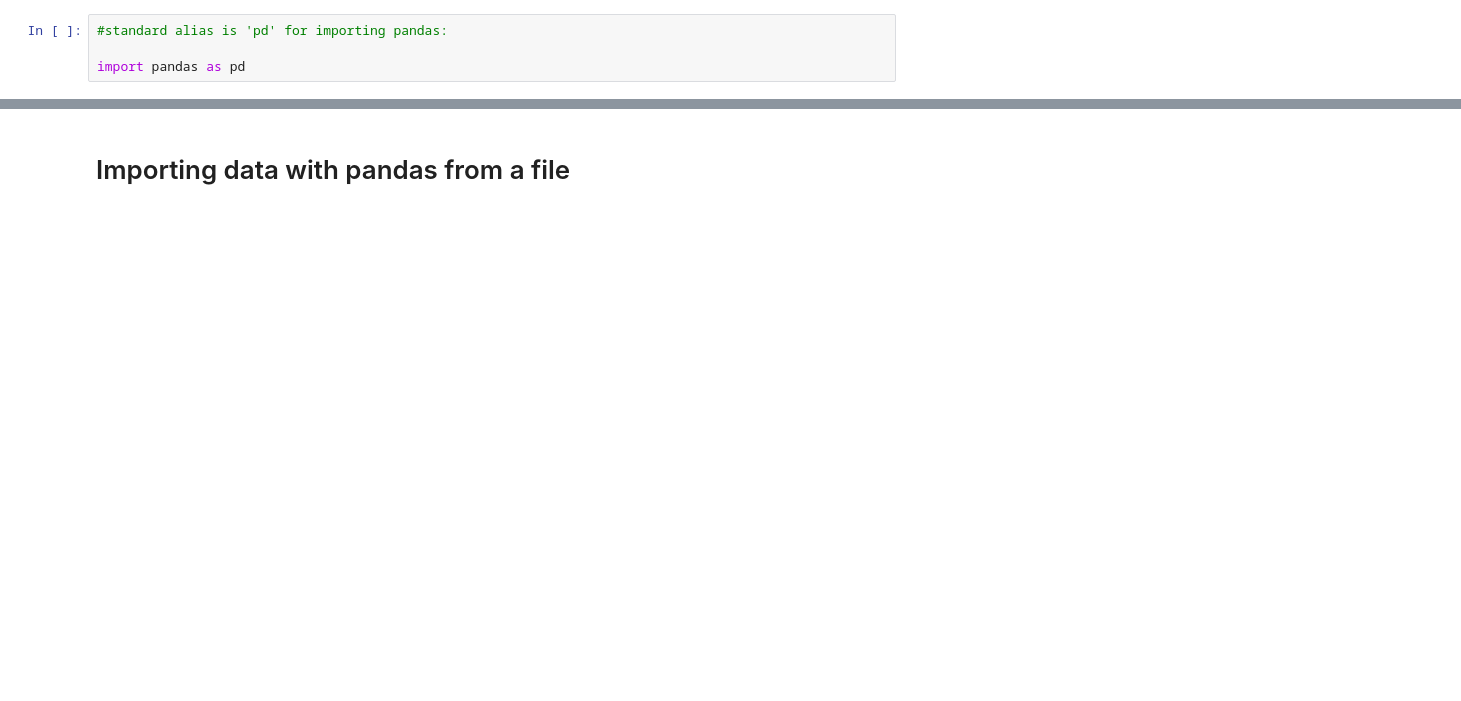
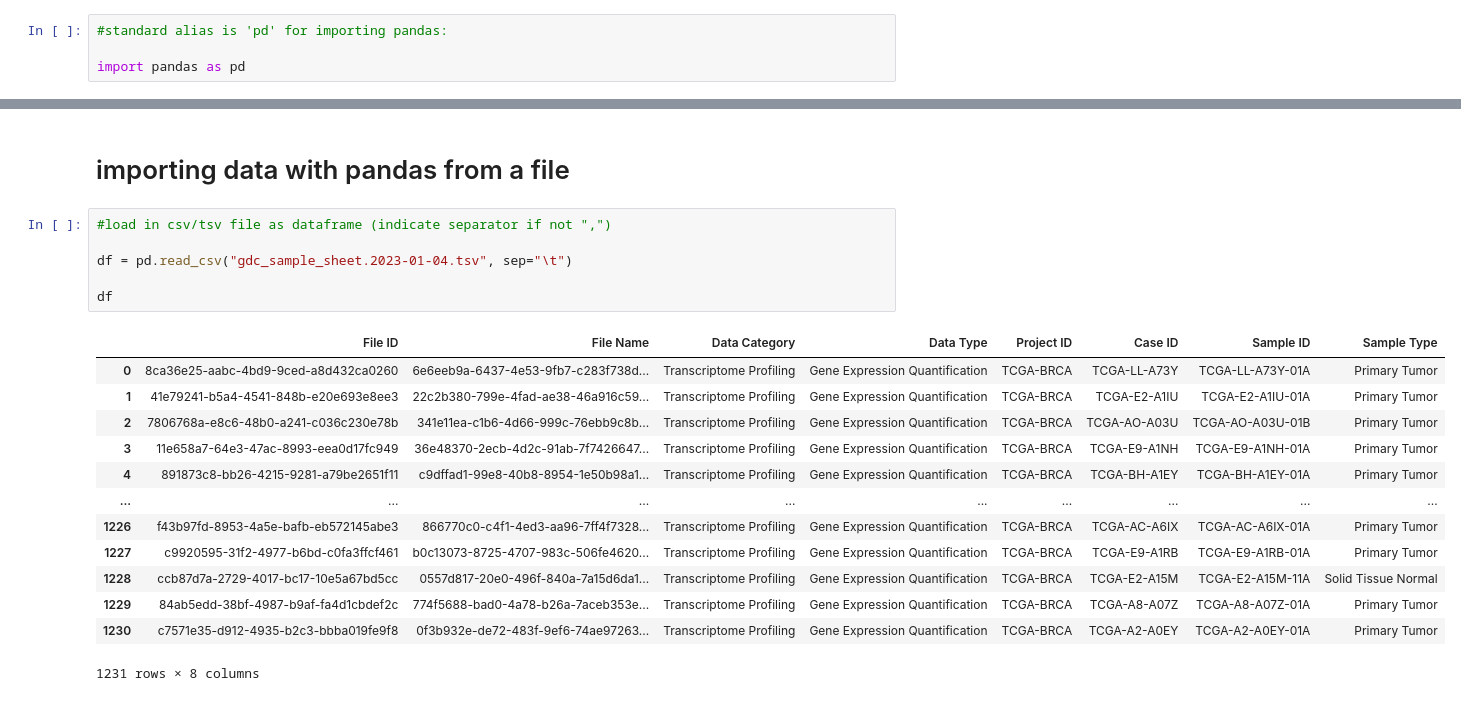
Before and after one commit to bullenc/pandas_cheatsheet, a Jupyter notebook: pandas_cheatsheet.ipynb, the cells around one changed output, grey strips where cells are left out. Saved outputs shown, nothing was run; the diff lists cells and outputs as text; blank space fills up the shorter version.

```diff
--- a/pandas_cheatsheet.ipynb
+++ b/pandas_cheatsheet.ipynb
@@ -31,2 +74,22 @@ import pandas as pd
 # %% [markdown]
-# Importing data with pandas from a file
+# importing data with pandas from a file
+# %%
+#load in csv/tsv file as dataframe (indicate separator if not ",")
+
+df = pd.read_csv("gdc_sample_sheet.2023-01-04.tsv", sep="\t")
+
+df
+# %% [output]
+|  | File ID | File Name | Data Category | Data Type | Project ID | Case ID | Sample ID | Sample Type |
+| 0 | 8ca36e25-aabc-4bd9-9ced-a8d432ca0260 | 6e6eeb9a-6437-4e53-9fb7-c283f738d... | Transcriptome Profiling | Gene Expression Quantification | TCGA-BRCA | TCGA-LL-A73Y | TCGA-LL-A73Y-01A | Primary Tumor |
+| 1 | 41e79241-b5a4-4541-848b-e20e693e8ee3 | 22c2b380-799e-4fad-ae38-46a916c59... | Transcriptome Profiling | Gene Expression Quantification | TCGA-BRCA | TCGA-E2-A1IU | TCGA-E2-A1IU-01A | Primary Tumor |
+| 2 | 7806768a-e8c6-48b0-a241-c036c230e78b | 341e11ea-c1b6-4d66-999c-76ebb9c8b... | Transcriptome Profiling | Gene Expression Quantification | TCGA-BRCA | TCGA-AO-A03U | TCGA-AO-A03U-01B | Primary Tumor |
+| 3 | 11e658a7-64e3-47ac-8993-eea0d17fc949 | 36e48370-2ecb-4d2c-91ab-7f7426647... | Transcriptome Profiling | Gene Expression Quantification | TCGA-BRCA | TCGA-E9-A1NH | TCGA-E9-A1NH-01A | Primary Tumor |
+| 4 | 891873c8-bb26-4215-9281-a79be2651f11 | c9dffad1-99e8-40b8-8954-1e50b98a1... | Transcriptome Profiling | Gene Expression Quantification | TCGA-BRCA | TCGA-BH-A1EY | TCGA-BH-A1EY-01A | Primary Tumor |
+| ... | ... | ... | ... | ... | ... | ... | ... | ... |
+| 1226 | f43b97fd-8953-4a5e-bafb-eb572145abe3 | 866770c0-c4f1-4ed3-aa96-7ff4f7328... | Transcriptome Profiling | Gene Expression Quantification | TCGA-BRCA | TCGA-AC-A6IX | TCGA-AC-A6IX-01A | Primary Tumor |
+| 1227 | c9920595-31f2-4977-b6bd-c0fa3ffcf461 | b0c13073-8725-4707-983c-506fe4620... | Transcriptome Profiling | Gene Expression Quantification | TCGA-BRCA | TCGA-E9-A1RB | TCGA-E9-A1RB-01A | Primary Tumor |
+| 1228 | ccb87d7a-2729-4017-bc17-10e5a67bd5cc | 0557d817-20e0-496f-840a-7a15d6da1... | Transcriptome Profiling | Gene Expression Quantification | TCGA-BRCA | TCGA-E2-A15M | TCGA-E2-A15M-11A | Solid Tissue Normal |
+| 1229 | 84ab5edd-38bf-4987-b9af-fa4d1cbdef2c | 774f5688-bad0-4a78-b26a-7aceb353e... | Transcriptome Profiling | Gene Expression Quantification | TCGA-BRCA | TCGA-A8-A07Z | TCGA-A8-A07Z-01A | Primary Tumor |
+| 1230 | c7571e35-d912-4935-b2c3-bbba019fe9f8 | 0f3b932e-de72-483f-9ef6-74ae97263... | Transcriptome Profiling | Gene Expression Quantification | TCGA-BRCA | TCGA-A2-A0EY | TCGA-A2-A0EY-01A | Primary Tumor |
+1231 rows × 8 columns
```
Also changed, not shown: parts of 32 cells of this notebook, 3 other files.
